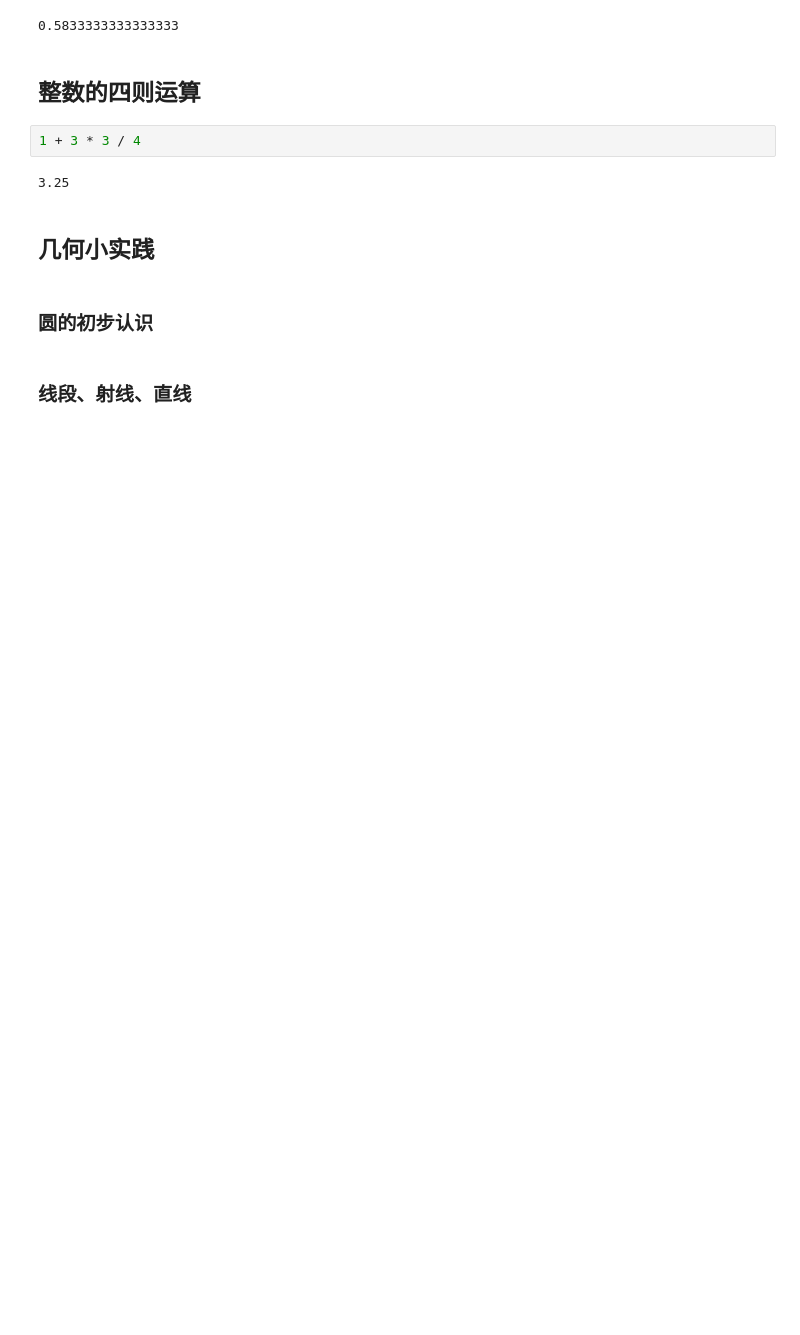
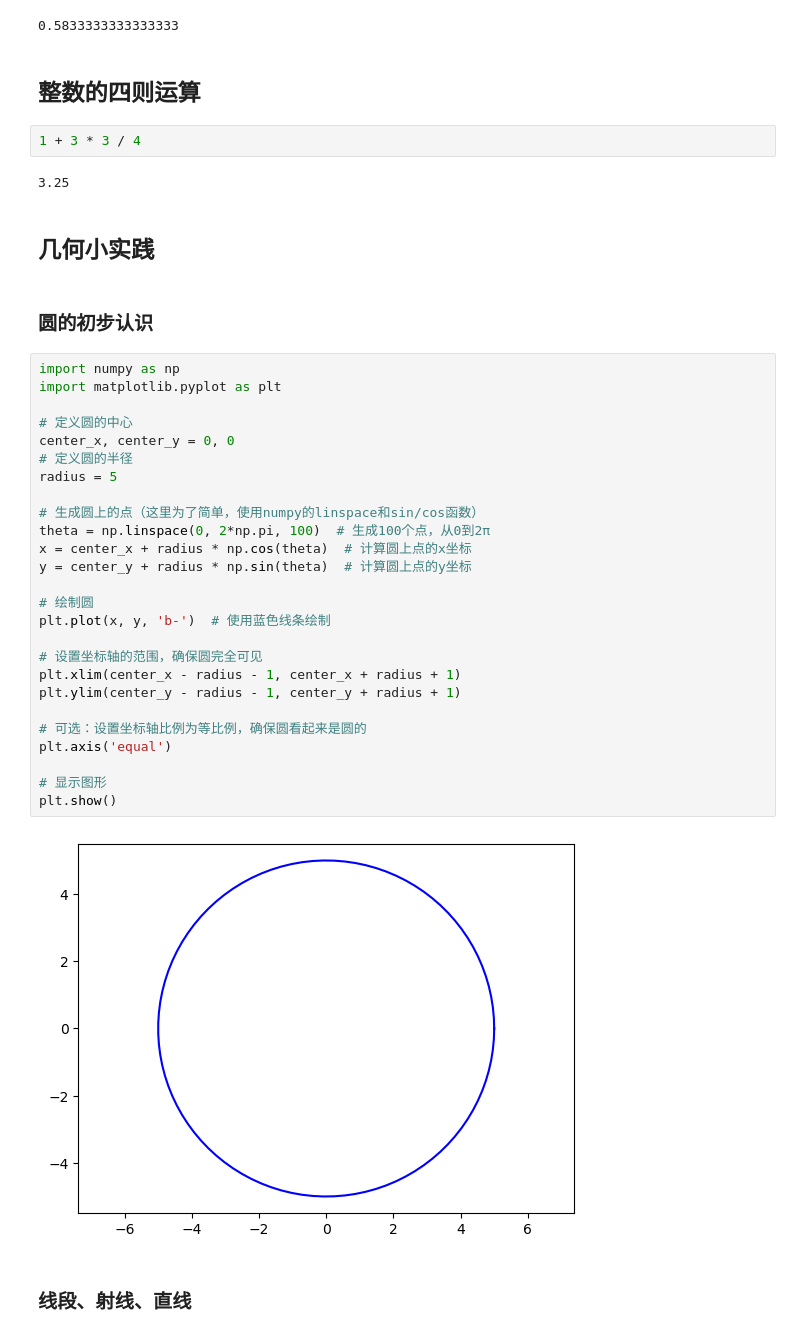
Before and after one commit to rulinma/python-math, a Jupyter notebook: grade/four/4_1.ipynb, the cells around one changed output. Drawn from its saved outputs; the diff is of its cells as text; blank space fills up the shorter version.

```diff
--- a/grade/four/4_1.ipynb
+++ b/grade/four/4_1.ipynb
@@ -60,5 +60,33 @@ False
 ## 几何小实践
 # %% [markdown]
 ### 圆的初步认识
+# %%
+import numpy as np
+import matplotlib.pyplot as plt
+
+# 定义圆的中心
+center_x, center_y = 0, 0
+# 定义圆的半径
+radius = 5
+
+# 生成圆上的点（这里为了简单，使用numpy的linspace和sin/cos函数）
+theta = np.linspace(0, 2*np.pi, 100)  # 生成100个点，从0到2π
+x = center_x + radius * np.cos(theta)  # 计算圆上点的x坐标
+y = center_y + radius * np.sin(theta)  # 计算圆上点的y坐标
+
+# 绘制圆
+plt.plot(x, y, 'b-')  # 使用蓝色线条绘制
+
+# 设置坐标轴的范围，确保圆完全可见
+plt.xlim(center_x - radius - 1, center_x + radius + 1)
+plt.ylim(center_y - radius - 1, center_y + radius + 1)
+
+# 可选：设置坐标轴比例为等比例，确保圆看起来是圆的
+plt.axis('equal')
+
+# 显示图形
+plt.show()
+# %% [output]
+[figure, added]
 # %% [markdown]
 ### 线段、射线、直线
```
Also changed, not shown: parts of 2 cells of this notebook, 2 other files.
